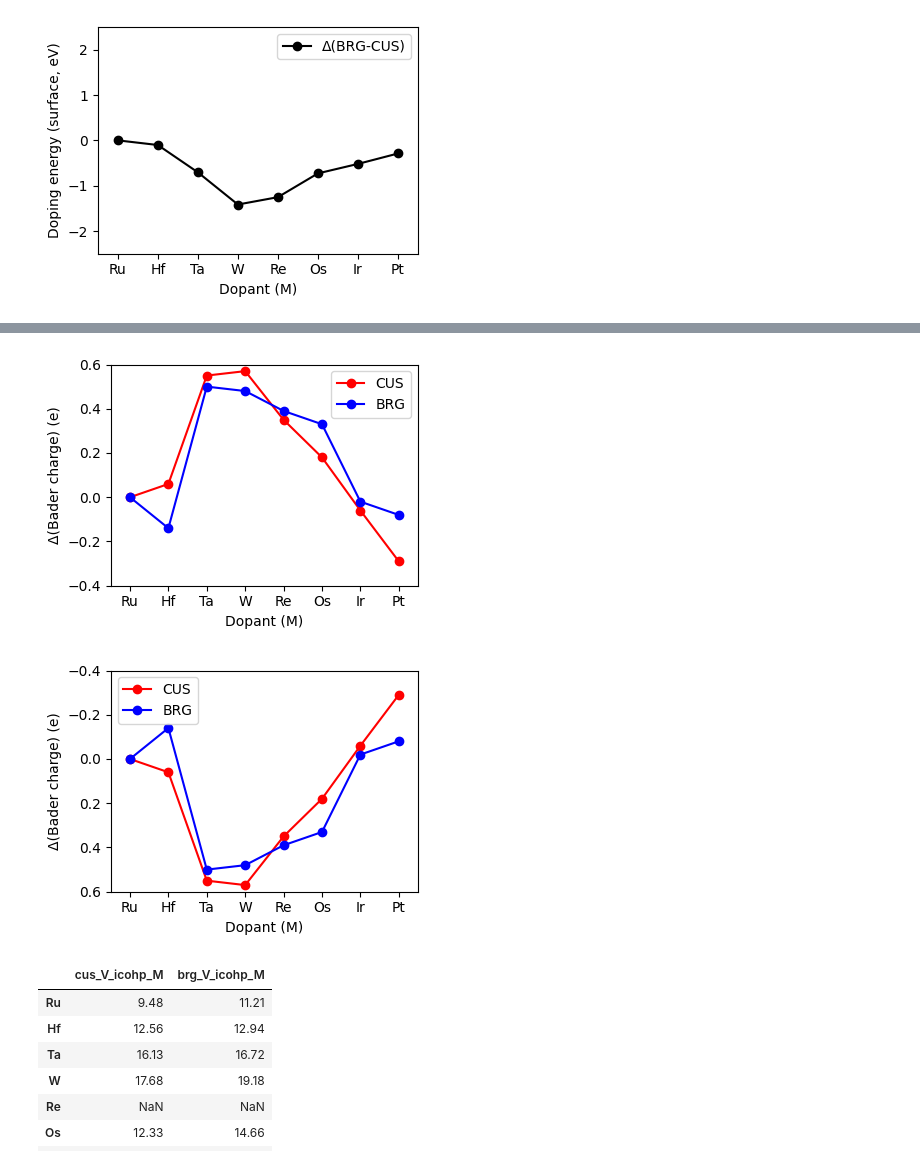
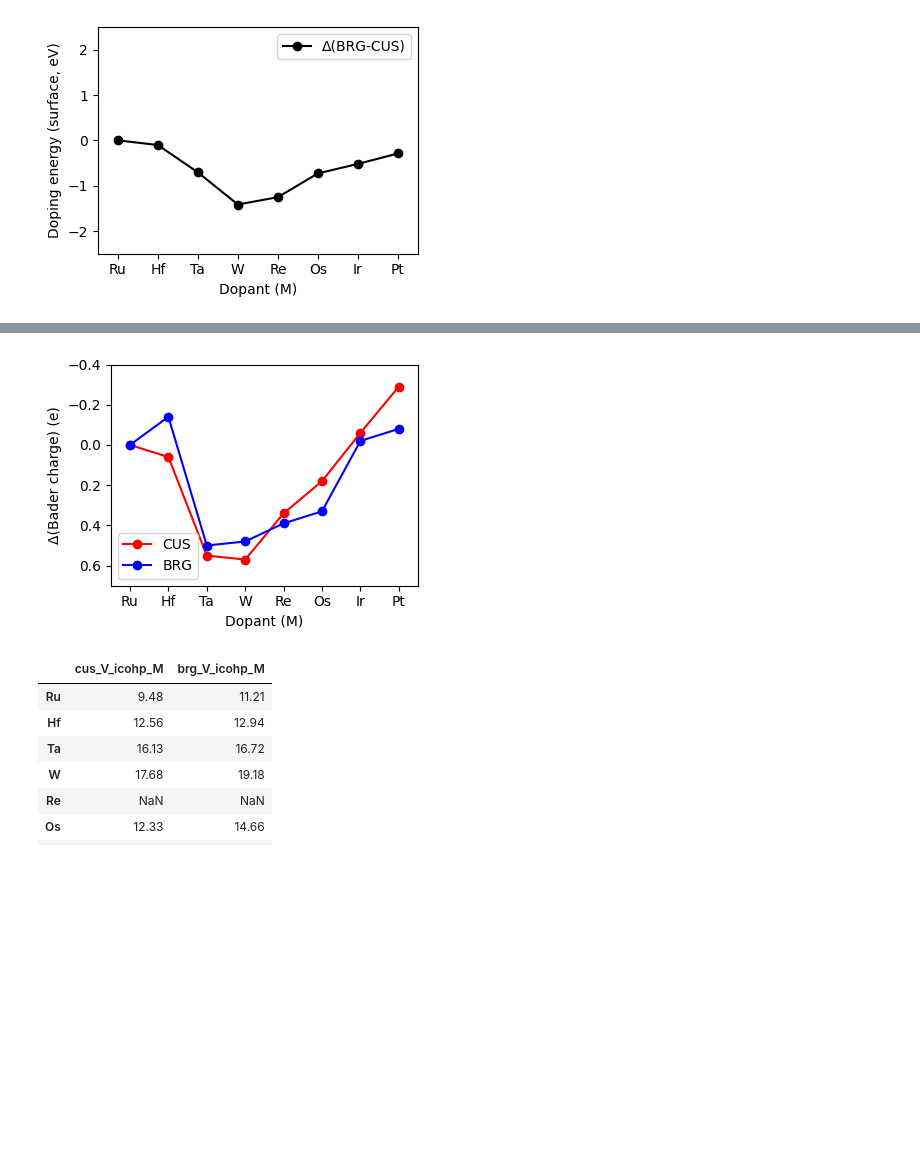
Before and after one commit to jhyeonjung97/tools, a Jupyter notebook: ruo2/icohp.ipynb, the cells around one changed output, grey strips where cells are left out. Cells and saved outputs as stored; diff of their text form; code cells hidden in the pictures; blank space fills up the shorter version.

```diff
--- a/ruo2/icohp.ipynb
+++ b/ruo2/icohp.ipynb
@@ -241,7 +279,7 @@ plt.close()
 # %%
 plt.figure(figsize=figsize)
 
-cols = ['MxOy_mag', 'MO2_mag', 'M-RuO2_mag_M', 'M-RuO2_mag_Ru']
+cols = ['MxOy_mag', 'MO2_mag', 'M-RuO2_mag(M)', 'M-RuO2_mag(Ru)']
 labels = ['MxOy(M)', 'MO2(M)', 'M-RuO2(M)', 'M-RuO2(Ru)']
 colors = ['tab:green', 'tab:blue', 'tab:orange', 'silver']
 zorders = [2, 3, 4, 1]
@@ -267,7 +305,7 @@ plt.legend(loc='best')
 plt.xticks(range(len(data.index)), data.index.tolist())
 
 plt.tight_layout()
-plt.savefig(f'{root}/figures/bulk_bader_charge.png', dpi=dpi, transparent=True)
+plt.savefig(f'{root}/figures/bulk_magnetic_moment.png', dpi=dpi, transparent=True)
 plt.show()
 plt.close()
 # %% [output]
@@ -538,10 +543,13 @@ No artists with labels found to put in legend.  Note that artists whose label st
 # %%
+data['M-RuO2_icohp(Ru)'] = (data['M-RuO2_icohp'] * 8 - data['M-RuO2_icohp(M)']) / 7
+data
+
 plt.figure(figsize=figsize)
 
-cols = ['MO2_icohp_all', 'MxOy_icohp_all', 'M-RuO2(M)_icohp_all', 'M-RuO2(Ru)_icohp_all']
-labels = ['MO2', 'MxOy', 'M-RuO2(M)', 'M-RuO2(Ru)']
+cols = ['MO2_icohp', 'MxOy_icohp', 'M-RuO2_icohp(M)', 'M-RuO2_icohp(Ru)']
+labels = ['MO2(M)', 'MxOy(M)', 'M-RuO2(M)', 'M-RuO2(Ru)']
 colors = ['tab:green', 'tab:blue', 'tab:orange', 'silver']
-zorders = [3, 2, 1, 4]
+zorders = [2, 3, 4, 1]
 
 for i, col in enumerate(cols):
     if col in data.columns:
@@ -555,15 +563,15 @@ for i, col in enumerate(cols):
         )
 
 plt.xlabel('Dopant (M)')
-plt.ylabel('-ICOHP per bond (bulk, eV)')
-plt.ylim(1.2, 4.2)
+plt.ylabel('ICOHP per bond (bulk, eV)')
+plt.ylim(-22, -10)
 
 plt.xlim(-0.5, 7.5)
 plt.legend(loc='best')
 plt.xticks(range(len(data.index)), data.index.tolist())
 
 plt.tight_layout()
-plt.savefig(f'{root}/figures/bulk_icohp_per_bond.png', dpi=dpi, transparent=True)
+plt.savefig(f'{root}/figures/bulk_icohp_per_metal.png', dpi=dpi, transparent=True)
 plt.show()
 plt.close()
 # %% [output]
@@ -800,69 +831,36 @@ data['V_Δchg_bulk_brg'] = data['brg_V_chg_M'] - data['brg_V_chg_M']['Ru'] - dat
 plt.figure(figsize=figsize)
 
 cols = ['V_Δchg_bulk_cus', 'V_Δchg_bulk_brg']
 labels = ['CUS', 'BRG']
 colors = ['red', 'blue']
 zorders = [2, 1]
 
 for i, col in enumerate(cols):
     if col in data.columns:
         plt.plot(
             data.index,
             data[col],
             marker='o',
             label=labels[i % len(labels)],
             color=colors[i % len(colors)],
             # zorder=zorders[i % len(zorders)]
         )
 
 plt.xlabel('Dopant (M)')
 plt.ylabel('Δ(Bader charge) (e)')
-plt.ylim(-0.4, 0.6)
+plt.ylim(0.7, -0.4)
 
 plt.xlim(-0.5, 7.5)
 plt.legend(loc='best')
 plt.xticks(range(len(data.index)), data.index.tolist())
 
 plt.tight_layout()
 # coverage = coverage.split('_')[0]
-plt.savefig(f'{root}/figures/surface_bader_charge.png', dpi=dpi, transparent=True)
+plt.savefig(f'{root}/figures/Δcross_bader_charge.png', dpi=dpi, transparent=True)
 plt.show()
 plt.close()
-
-plt.figure(figsize=figsize)
-
-cols = ['V_Δchg_bulk_cus', 'V_Δchg_bulk_brg']
-labels = ['CUS', 'BRG']
-colors = ['red', 'blue']
-zorders = [2, 1]
-
-for i, col in enumerate(cols):
-    if col in data.columns:
-        plt.plot(
-            data.index,
-            data[col],
-            marker='o',
-            label=labels[i % len(labels)],
-            color=colors[i % len(colors)],
-            # zorder=zorders[i % len(zorders)]
-        )
-
-plt.xlabel('Dopant (M)')
-plt.ylabel('Δ(Bader charge) (e)')
-plt.ylim(-0.4, 0.6)
-
-plt.xlim(-0.5, 7.5)
-plt.legend(loc='best')
-plt.xticks(range(len(data.index)), data.index.tolist())
-
-plt.tight_layout()
-# coverage = coverage.split('_')[0]
-plt.savefig(f'{root}/figures/surface_-bader_charge.png', dpi=dpi, transparent=True)
-plt.show()
-plt.close()
 # %% [output]
-[figure, old version]
+[figure, new version]
-[figure, removed]
 # %%
 def get_icohp_sum(icohp_file):
     """Return the numeric value from the last '-ICOHP sum:' line."""
```
Also changed, not shown: parts of 15 cells of this notebook, 1 other file.
